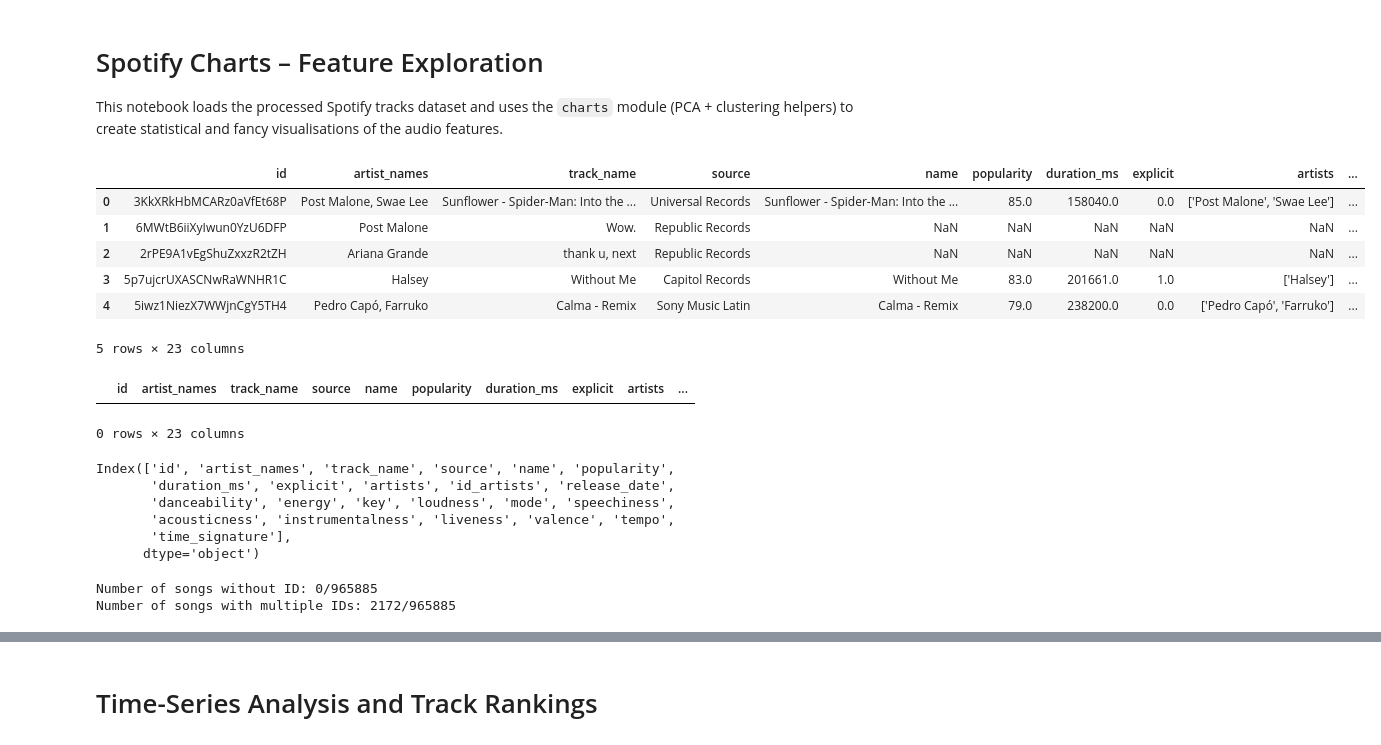
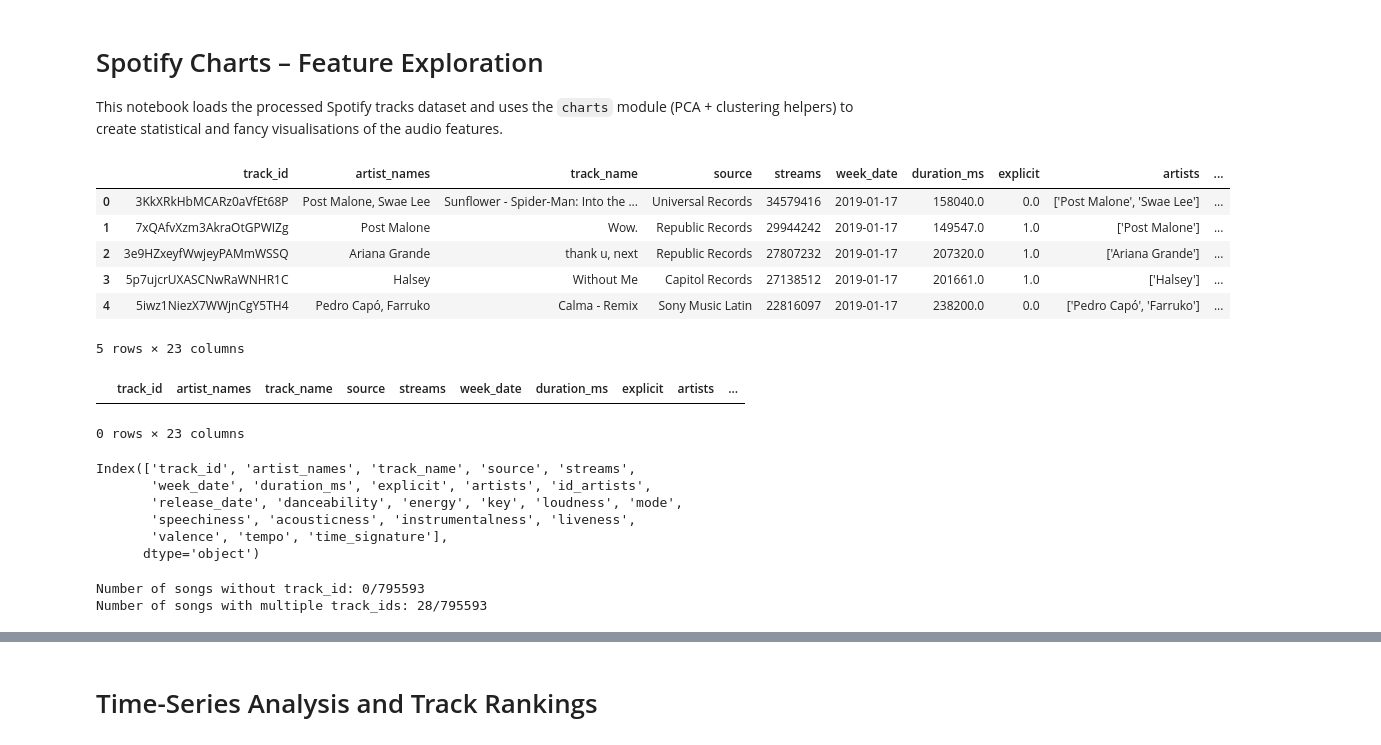
Before and after one commit to Ayabekhtiar/spotify_charts_project, a Jupyter notebook: data_visualisation.ipynb, the cells around one changed output, grey strips where cells are left out. Drawn from its saved outputs; the diff is of its cells as text; code cells hidden in the pictures.

```diff
--- a/data_visualisation.ipynb
+++ b/data_visualisation.ipynb
@@ -6,66 +6,89 @@ This notebook loads the processed Spotify tracks dataset and uses the `charts` m
 # %%
 import pandas as pd
 import seaborn as sns
 import matplotlib.pyplot as plt
 import numpy as np
 from datetime import datetime
+import warnings
+warnings.filterwarnings('ignore')
 
 from charts import plot_pca_scatter, plot_clustered_pca
-
+from data_visualisation import (
+    load_data,
+    get_id_list,
+    get_track_appearances,
+    calculate_track_lifecycle,
+    plot_track_rankings,
+    plot_time_series,
+    plot_weekly_trends,
+    plot_track_lifecycle,
+    plot_audio_feature_distributions,
+    plot_streams_heatmap,
+    plot_streams_vs_features,
+    plot_correlation_heatmap,
+    get_stream_correlations,
+    engineer_ml_features,
+    split_train_test,
+    train_stream_prediction_models,
+    plot_prediction_results,
+    prepare_classification_data,
+    train_classification_models,
+    plot_classification_results,
+    compare_models,
+    plot_feature_importance,
+    plot_roc_curves,
+    plot_best_confusion_matrix,
+    print_summary_insights,
+)
 
 sns.set_theme(style="whitegrid")
+
+# ============================================================================
+# DATA LOADING
+# ============================================================================
 
 # Path to the gold features file
 DATA_PATH = "data/gold/"
 
 # Load the data
-songs = pd.read_csv(DATA_PATH + "songs_with_features.csv")
-
-# Convert week_date to datetime
-songs['week_date'] = pd.to_datetime(songs['week_date'])
+songs = load_data(DATA_PATH)
 
 # Quick overview
 songs.head()
 # %% [output]
-|  | id | artist_names | track_name | source | name | popularity | duration_ms | explicit | artists | ... |
-| 0 | 3KkXRkHbMCARz0aVfEt68P | Post Malone, Swae Lee | Sunflower - Spider-Man: Into the ... | Universal Records | Sunflower - Spider-Man: Into the ... | 85.0 | 158040.0 | 0.0 | ['Post Malone', 'Swae Lee'] | ... |
-| 1 | 6MWtB6iiXyIwun0YzU6DFP | Post Malone | Wow. | Republic Records | NaN | NaN | NaN | NaN | NaN | ... |
-| 2 | 2rPE9A1vEgShuZxxzR2tZH | Ariana Grande | thank u, next | Republic Records | NaN | NaN | NaN | NaN | NaN | ... |
-| 3 | 5p7ujcrUXASCNwRaWNHR1C | Halsey | Without Me | Capitol Records | Without Me | 83.0 | 201661.0 | 1.0 | ['Halsey'] | ... |
-| 4 | 5iwz1NiezX7WWjnCgY5TH4 | Pedro Capó, Farruko | Calma - Remix | Sony Music Latin | Calma - Remix | 79.0 | 238200.0 | 0.0 | ['Pedro Capó', 'Farruko'] | ... |
+|  | track_id | artist_names | track_name | source | streams | week_date | duration_ms | explicit | artists | ... |
+| 0 | 3KkXRkHbMCARz0aVfEt68P | Post Malone, Swae Lee | Sunflower - Spider-Man: Into the ... | Universal Records | 34579416 | 2019-01-17 | 158040.0 | 0.0 | ['Post Malone', 'Swae Lee'] | ... |
+| 1 | 7xQAfvXzm3AkraOtGPWIZg | Post Malone | Wow. | Republic Records | 29944242 | 2019-01-17 | 149547.0 | 1.0 | ['Post Malone'] | ... |
+| 2 | 3e9HZxeyfWwjeyPAMmWSSQ | Ariana Grande | thank u, next | Republic Records | 27807232 | 2019-01-17 | 207320.0 | 1.0 | ['Ariana Grande'] | ... |
+| 3 | 5p7ujcrUXASCNwRaWNHR1C | Halsey | Without Me | Capitol Records | 27138512 | 2019-01-17 | 201661.0 | 1.0 | ['Halsey'] | ... |
+| 4 | 5iwz1NiezX7WWjnCgY5TH4 | Pedro Capó, Farruko | Calma - Remix | Sony Music Latin | 22816097 | 2019-01-17 | 238200.0 | 0.0 | ['Pedro Capó', 'Farruko'] | ... |
 5 rows × 23 columns
 # %%
 # list nan values in track_id column
 songs[songs["track_id"].isna()]
 # %% [output]
-|  | id | artist_names | track_name | source | name | popularity | duration_ms | explicit | artists | ... |
+|  | track_id | artist_names | track_name | source | streams | week_date | duration_ms | explicit | artists | ... |
 0 rows × 23 columns
 # %%
 songs.columns
 # %% [output]
-Index(['id', 'artist_names', 'track_name', 'source', 'name', 'popularity',
-       'duration_ms', 'explicit', 'artists', 'id_artists', 'release_date',
-       'danceability', 'energy', 'key', 'loudness', 'mode', 'speechiness',
-       'acousticness', 'instrumentalness', 'liveness', 'valence', 'tempo',
-       'time_signature'],
+Index(['track_id', 'artist_names', 'track_name', 'source', 'streams',
+       'week_date', 'duration_ms', 'explicit', 'artists', 'id_artists',
+       'release_date', 'danceability', 'energy', 'key', 'loudness', 'mode',
+       'speechiness', 'acousticness', 'instrumentalness', 'liveness',
+       'valence', 'tempo', 'time_signature'],
       dtype='object')
 # %%
-def get_id_list(songs = songs):
-    # group by artist_names and track_name and list track ids
-    id_list = songs.groupby(["artist_names", "track_name"])["track_id"].apply(set).reset_index()
+from data_visualisation import get_id_list
 
-    id_list["length"] = id_list["track_id"].apply(len)
-
-    return id_list[id_list["length"] == 0].size, id_list[id_list["length"] > 1].size
-
-without_id, with_multiple_ids = get_id_list()
+without_id, with_multiple_ids = get_id_list(songs)
 
 # filter with lists of lenght > 1
 print("Number of songs without track_id: {}/{}".format(without_id, songs.size))
 print("Number of songs with multiple track_ids: {}/{}".format(with_multiple_ids, songs.size))
 # %% [output]
-Number of songs without ID: 0/965885
-Number of songs with multiple IDs: 2172/965885
+Number of songs without track_id: 0/795593
+Number of songs with multiple track_ids: 28/795593
 # %%
 # Group by artist_names
 
```
Also changed, not shown: parts of 20 cells of this notebook.
